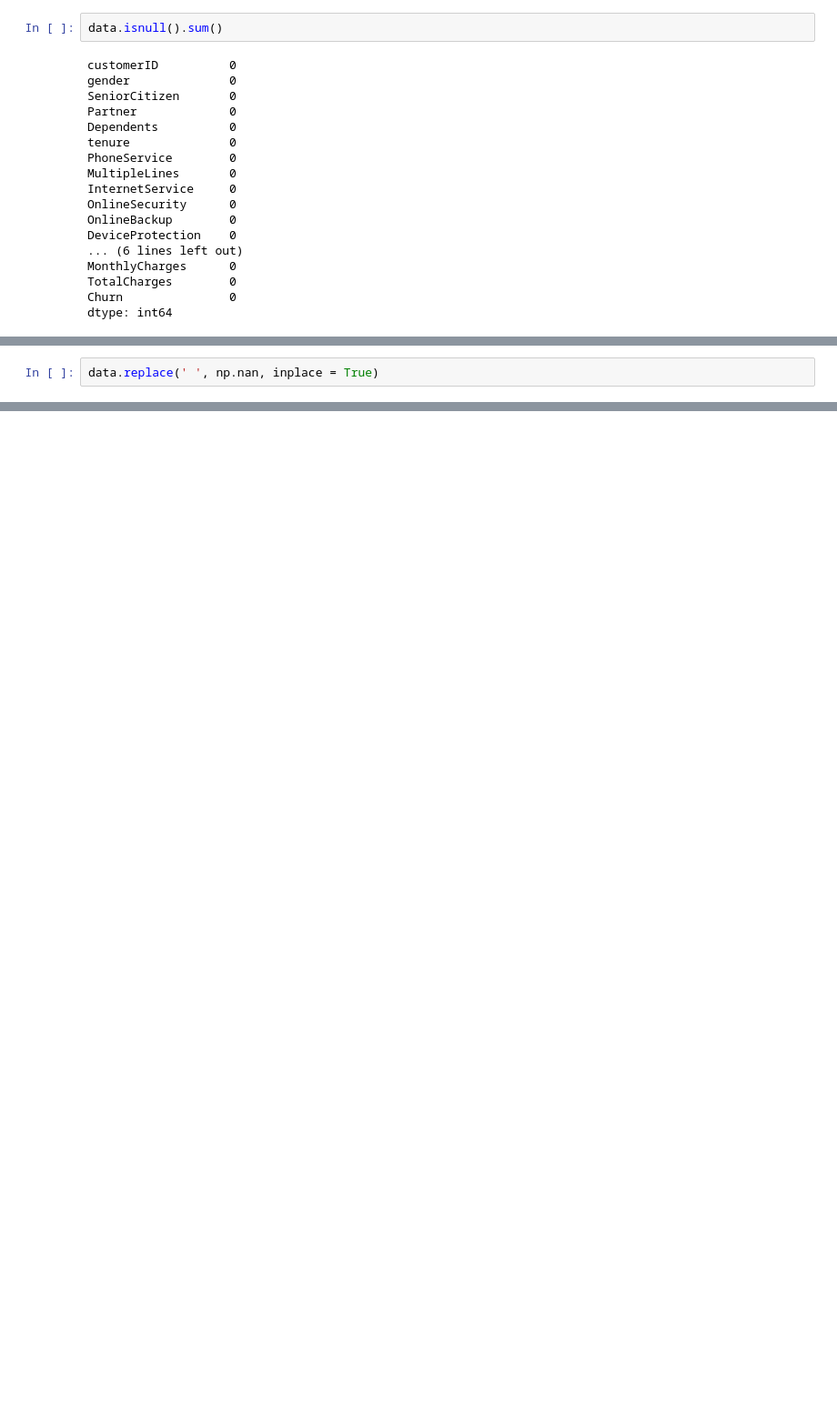
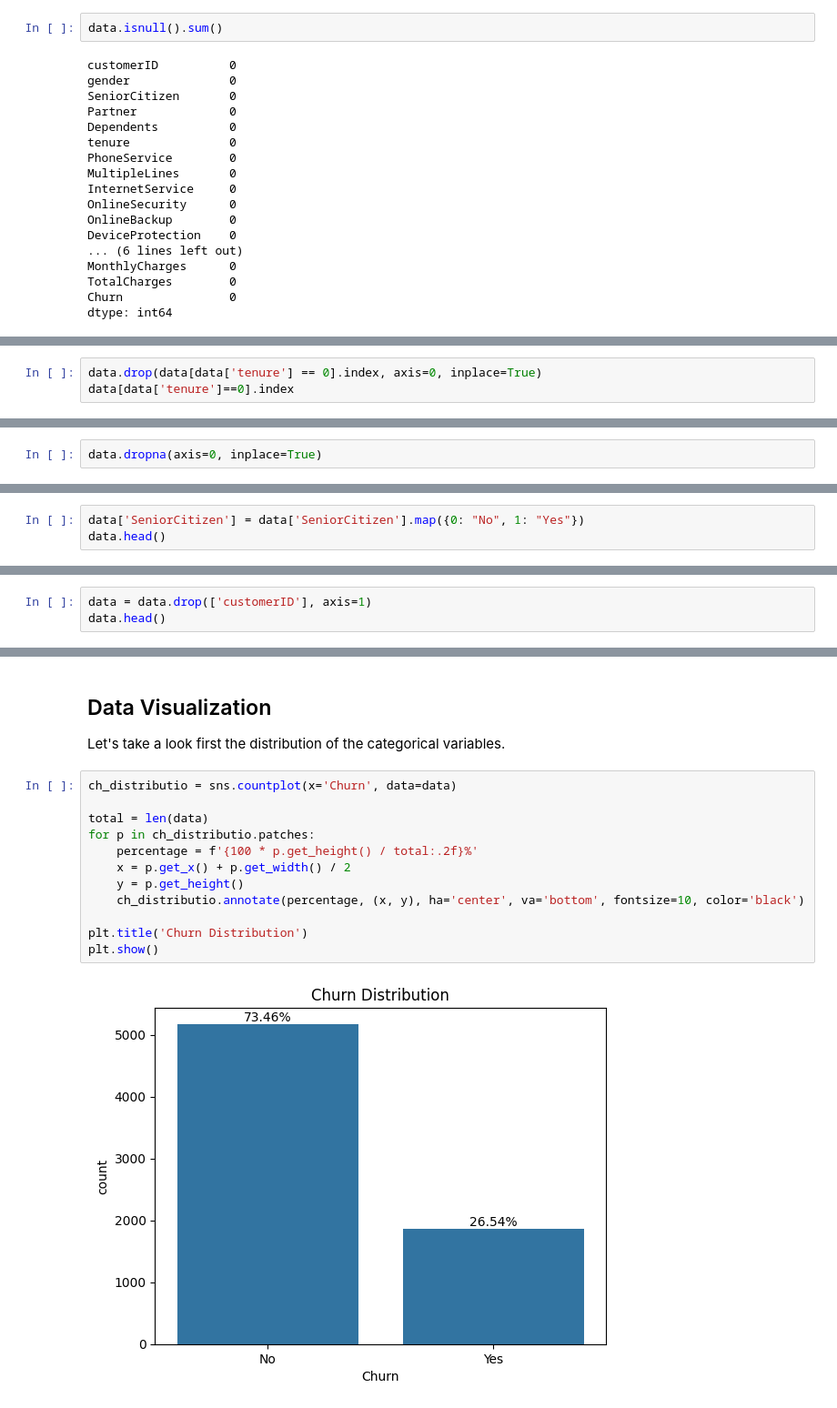
Before and after one commit to andreuolaortua/Machine-Learning, a Jupyter notebook: Project 16 - Churn Prediction/Churn_Prediction.ipynb, the cells around one changed output, grey strips where cells are left out. Shown at 91% size. Saved outputs shown, nothing was run; the diff lists cells and outputs as text; blank space fills up the shorter version.

```diff
--- a/Project 16 - Churn Prediction/Churn_Prediction.ipynb
+++ b/Project 16 - Churn Prediction/Churn_Prediction.ipynb
@@ -101,0 +176,3 @@ dtype: int64
+# %%
+data.drop(data[data['tenure'] == 0].index, axis=0, inplace=True)
+data[data['tenure']==0].index
@@ -102,3 +181,3 @@ dtype: int64
 # %%
-data.replace(' ', np.nan, inplace = True)
+data.dropna(axis=0, inplace=True)
 # %%
@@ -139,0 +205,3 @@ data.head(490)
+# %%
+data['SeniorCitizen'] = data['SeniorCitizen'].map({0: "No", 1: "Yes"})
+data.head()
@@ -158,0 +237,3 @@ Name: count, dtype: int64
+# %%
+data = data.drop(['customerID'], axis=1)
+data.head()
@@ -158,0 +285,18 @@ Name: count, dtype: int64
+# %% [markdown]
+## Data Visualization
+
+Let's take a look first the distribution of the categorical variables.
+# %%
+ch_distributio = sns.countplot(x='Churn', data=data)
+
+total = len(data)
+for p in ch_distributio.patches:
+    percentage = f'{100 * p.get_height() / total:.2f}%'
+    x = p.get_x() + p.get_width() / 2
+    y = p.get_height()
+    ch_distributio.annotate(percentage, (x, y), ha='center', va='bottom', fontsize=10, color='black')
+
+plt.title('Churn Distribution')
+plt.show()
+# %% [output]
+[figure, added]
```
Also changed, not shown: parts of 53 cells of this notebook.
